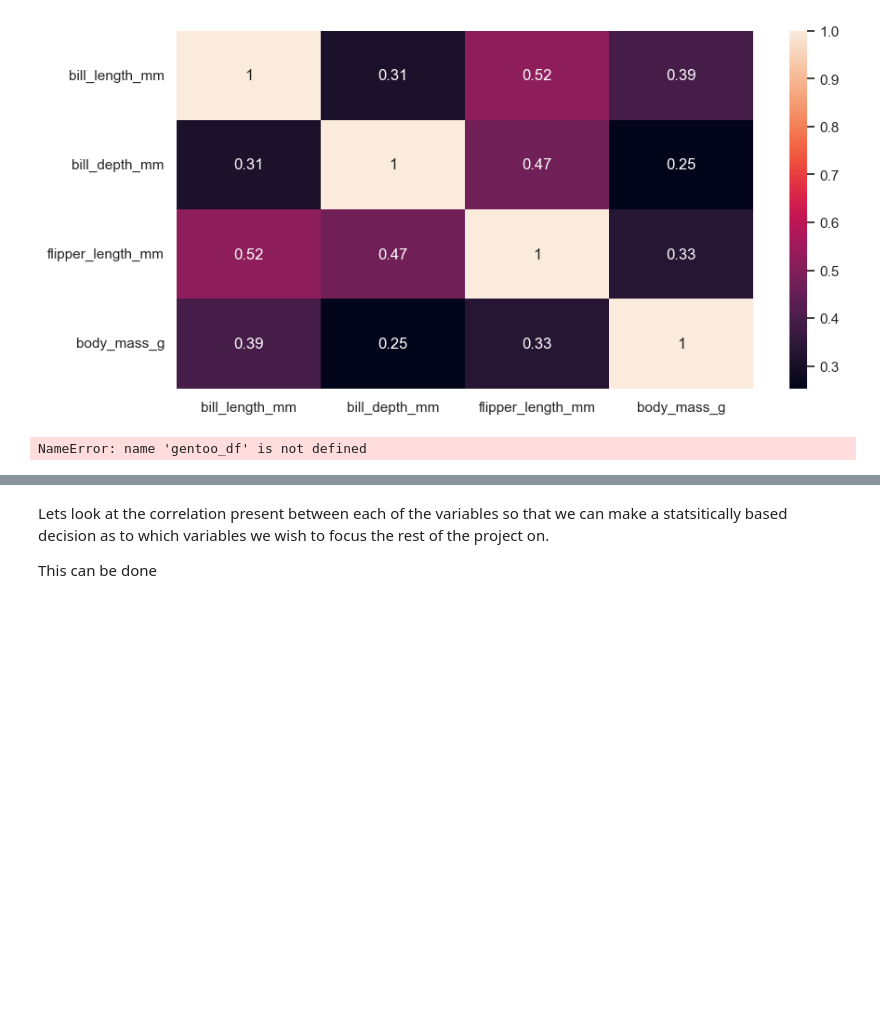
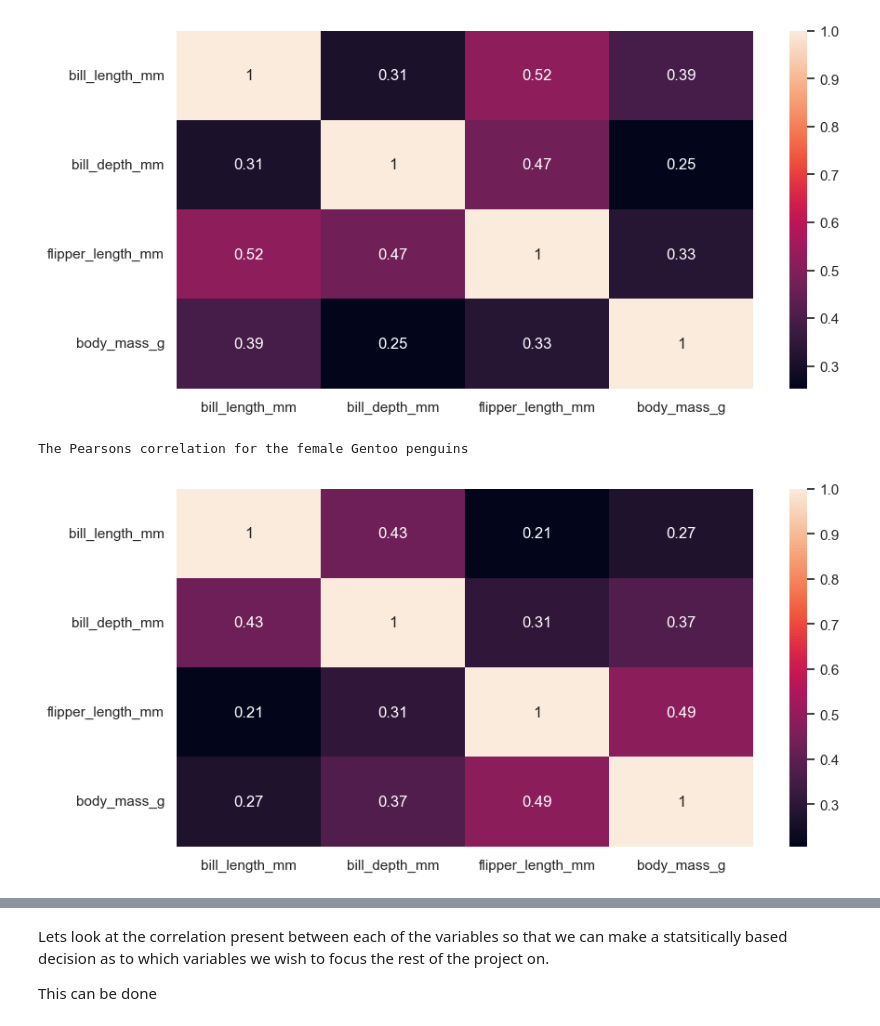
Before and after one commit to Laura6826/PofDA-mywork, a Jupyter notebook: penguins.ipynb, the cells around one changed output, grey strips where cells are left out. Drawn from its saved outputs; the diff is of its cells as text; code cells hidden in the pictures; blank space fills up the shorter version.

Commit message:
Heatmaps complete

```diff
--- a/penguins.ipynb
+++ b/penguins.ipynb
@@ -391,9 +394,13 @@ The Pearsons correlation for the male Gentoo penguins
 # %%
 # Female Gentoo
 female_gentoo_df = gentoo_df[gentoo_df['sex'] == 'FEMALE']
 female_gentoo_df.drop(['species', 'island','sex'],axis=1, inplace=True)
 
 print ('The Pearsons correlation for the female Gentoo penguins')
-female_gentoo_df.corr()
+plt.figure(figsize=(10,5))
+sns.set_theme(style="white")
+corr_fg = female_gentoo_df.corr()
+heatmap = sns.heatmap(corr_fg, annot=True)
 # %% [output]
-NameError: name 'gentoo_df' is not defined
+The Pearsons correlation for the female Gentoo penguins
+[figure, added]
```
Also changed, not shown: parts of 7 cells of this notebook.
